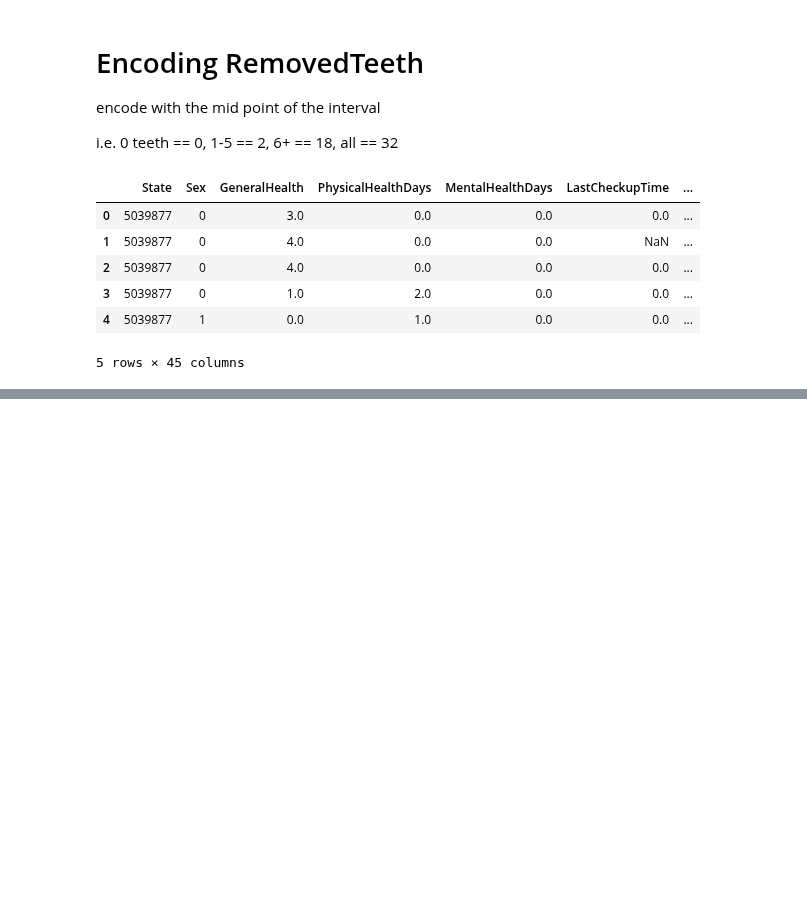
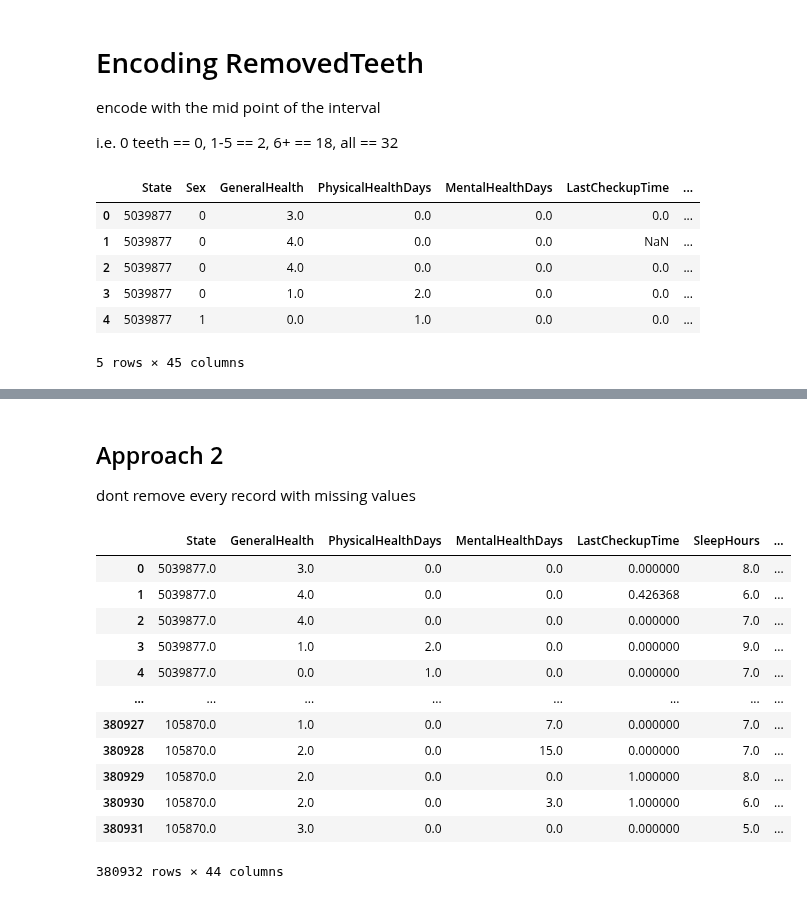
Before and after one commit to esteves3/data-science, a Jupyter notebook: pos-covid-preparation.ipynb, the cells around one changed output, grey strips where cells are left out. Saved outputs shown, nothing was run; the diff lists cells and outputs as text; code cells hidden in the pictures; blank space fills up the shorter version.

```diff
--- a/pos-covid-preparation.ipynb
+++ b/pos-covid-preparation.ipynb
@@ -178,0 +228,26 @@ df.head()
+# %% [markdown]
+## Approach 2
+dont remove every record with missing values
+# %%
+df_mvi_a2 = mvi_by_filling(df, strategy="frequent")
+value_counnts = data["RaceEthnicityCategory"].value_counts()
+most_occurences_value = f"RaceEthnicityCategory_{value_counnts.idxmax()}"
+
+df_mvi_a2.loc[df_mvi_a2["RaceEthnicityCategory_nan"] == True, most_occurences_value] = True
+
+df_mvi_a2 = df_mvi_a2.drop(columns=["RaceEthnicityCategory_nan"])
+df_mvi_a2
+# %% [output]
+|  | State | GeneralHealth | PhysicalHealthDays | MentalHealthDays | LastCheckupTime | SleepHours | ... |
+| 0 | 5039877.0 | 3.0 | 0.0 | 0.0 | 0.000000 | 8.0 | ... |
+| 1 | 5039877.0 | 4.0 | 0.0 | 0.0 | 0.426368 | 6.0 | ... |
+| 2 | 5039877.0 | 4.0 | 0.0 | 0.0 | 0.000000 | 7.0 | ... |
+| 3 | 5039877.0 | 1.0 | 2.0 | 0.0 | 0.000000 | 9.0 | ... |
+| 4 | 5039877.0 | 0.0 | 1.0 | 0.0 | 0.000000 | 7.0 | ... |
+| ... | ... | ... | ... | ... | ... | ... | ... |
+| 380927 | 105870.0 | 1.0 | 0.0 | 7.0 | 0.000000 | 7.0 | ... |
+| 380928 | 105870.0 | 2.0 | 0.0 | 15.0 | 0.000000 | 7.0 | ... |
+| 380929 | 105870.0 | 2.0 | 0.0 | 0.0 | 1.000000 | 8.0 | ... |
+| 380930 | 105870.0 | 2.0 | 0.0 | 3.0 | 1.000000 | 6.0 | ... |
+| 380931 | 105870.0 | 3.0 | 0.0 | 0.0 | 0.000000 | 5.0 | ... |
+380932 rows × 44 columns
```
Also changed, not shown: parts of 8 cells of this notebook, 3 other files.
